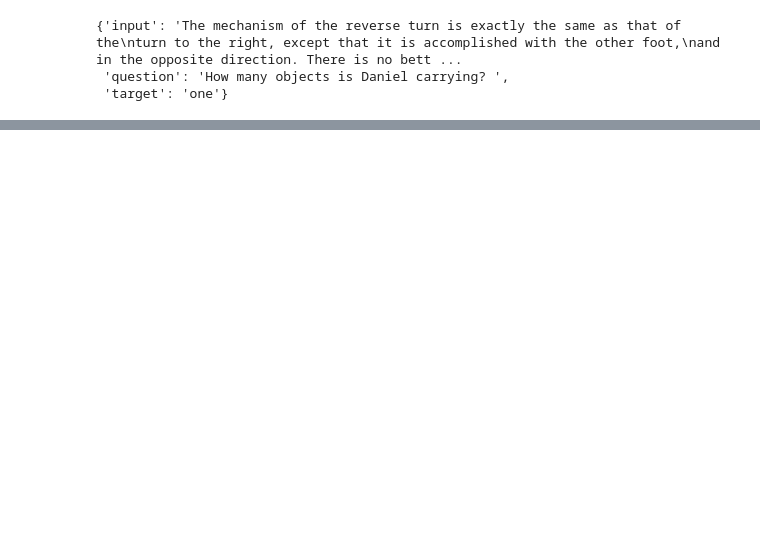
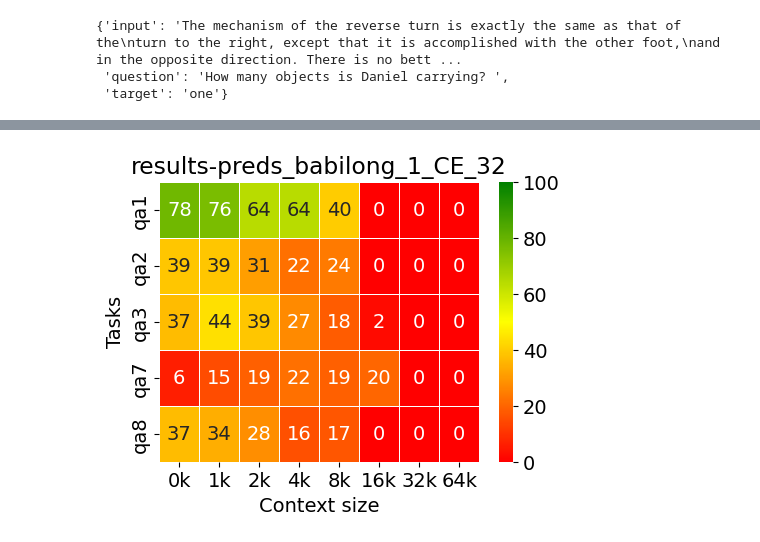
Before and after one commit to ZetangForward/LCM_Stack, a Jupyter notebook: evaluation/babilong/eval.ipynb, the cells around one changed output, grey strips where cells are left out. Cells and saved outputs as stored; diff of their text form; code cells hidden in the pictures; blank space fills up the shorter version.

```diff
--- a/evaluation/babilong/eval.ipynb
+++ b/evaluation/babilong/eval.ipynb
@@ -172,0 +187,7 @@ train_data['qa7'][0]
+# %%
+pred_path = '/mnt/petrelfs/tangzecheng/LCM_Stack/evaluation/babilong/results/preds_babilong_1_CE_32.jsonl'
+
+res, return_res = eval_fn(pred_path, None, False)
+res.to_csv(pred_path.replace(".jsonl",".csv"))
+# %% [output]
+[figure, added]
```
Also changed, not shown: parts of 15 cells of this notebook, 22 other files.
